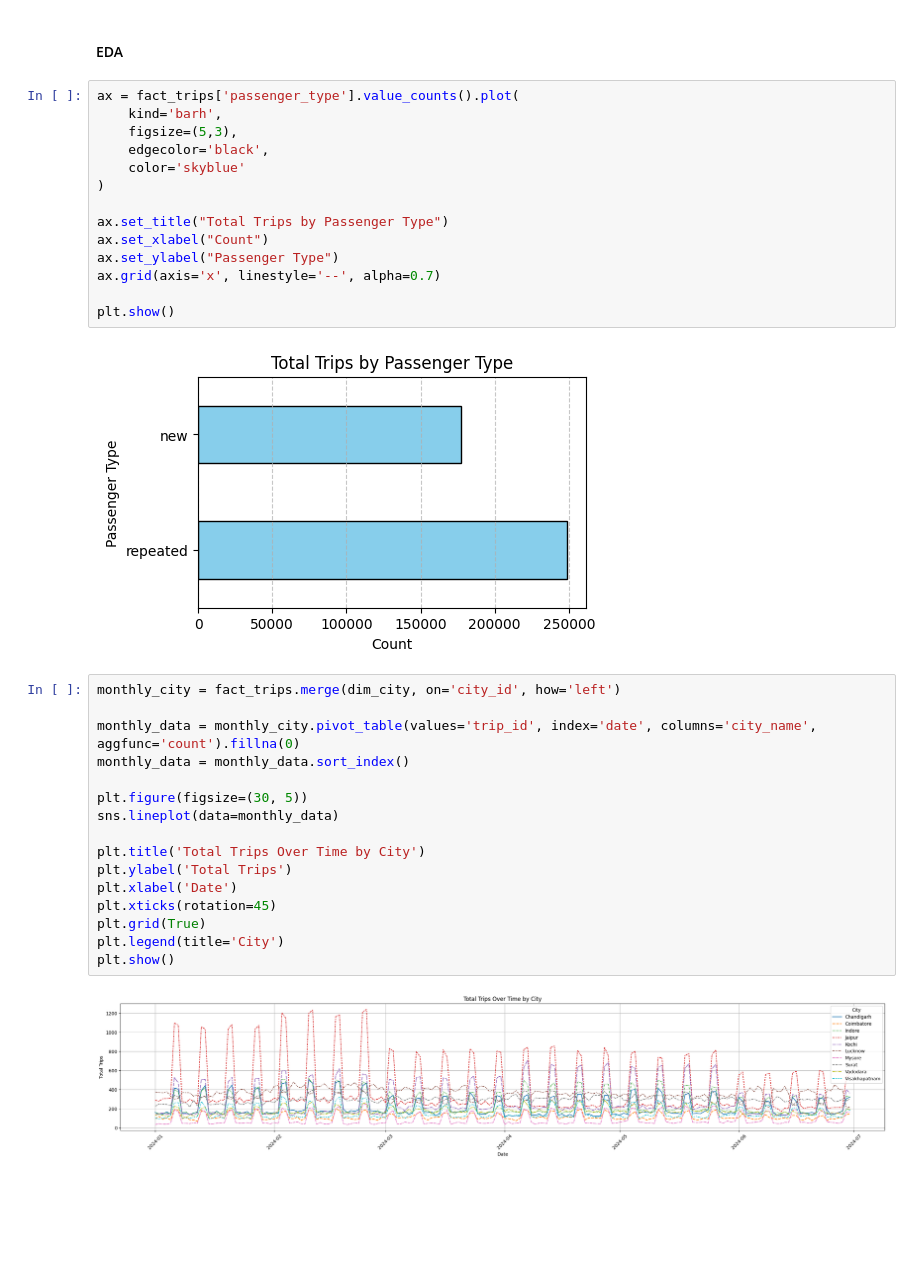
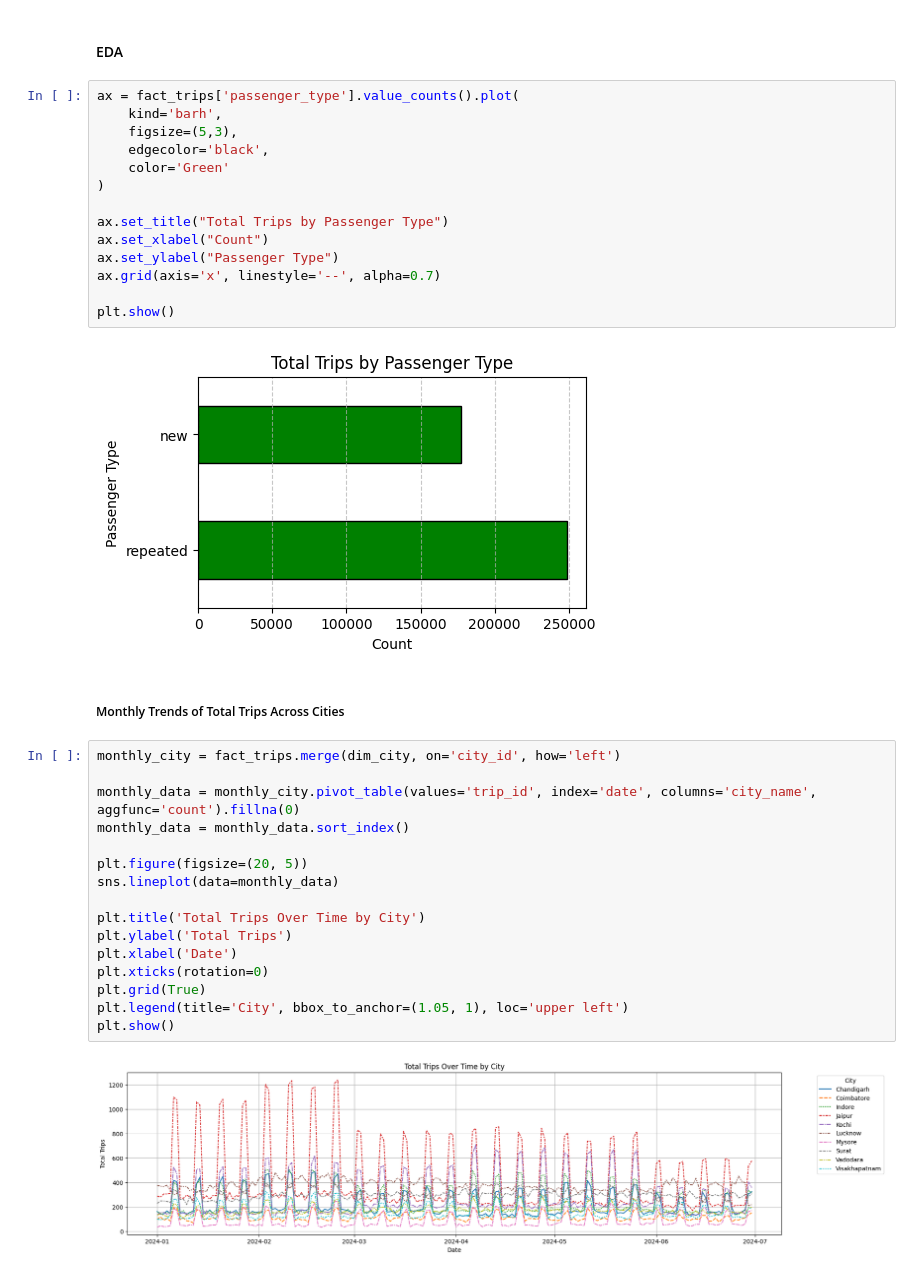
Before and after one commit to Shandeep-Raula/GoodCabs--Provide-Insights-to-Chief-Operations-in-Transportation-Domain, a Jupyter notebook: EDA.ipynb, the cells around one changed output. Cells and saved outputs as stored; diff of their text form; blank space fills up the shorter version.

Commit message:
add monthly summary

```diff
--- a/EDA.ipynb
+++ b/EDA.ipynb
@@ -118,7 +116,7 @@ ax = fact_trips['passenger_type'].value_counts().plot(
     kind='barh',
     figsize=(5,3),
     edgecolor='black',
-    color='skyblue'
+    color='Green'
 )
 
 ax.set_title("Total Trips by Passenger Type")
@@ -128,22 +126,24 @@ ax.grid(axis='x', linestyle='--', alpha=0.7)
 
 plt.show()
 # %% [output]
-[figure, old version]
+[figure, new version]
+# %% [markdown]
+##### Monthly Trends of Total Trips Across Cities
 # %%
 monthly_city = fact_trips.merge(dim_city, on='city_id', how='left')
 
 monthly_data = monthly_city.pivot_table(values='trip_id', index='date', columns='city_name', aggfunc='count').fillna(0)
 monthly_data = monthly_data.sort_index()
 
-plt.figure(figsize=(30, 5))
+plt.figure(figsize=(20, 5))
 sns.lineplot(data=monthly_data)
 
 plt.title('Total Trips Over Time by City')
 plt.ylabel('Total Trips')
 plt.xlabel('Date')
-plt.xticks(rotation=45)
+plt.xticks(rotation=0)
 plt.grid(True)
-plt.legend(title='City')
+plt.legend(title='City', bbox_to_anchor=(1.05, 1), loc='upper left')
 plt.show()
 # %% [output]
-[figure, old version]
+[figure, new version]
```
Also changed, not shown: parts of 9 cells of this notebook.
